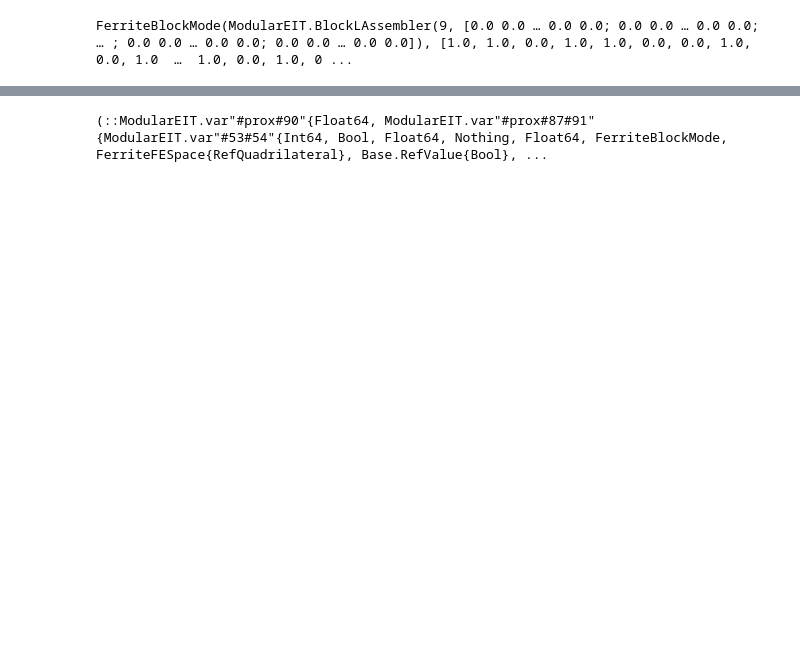
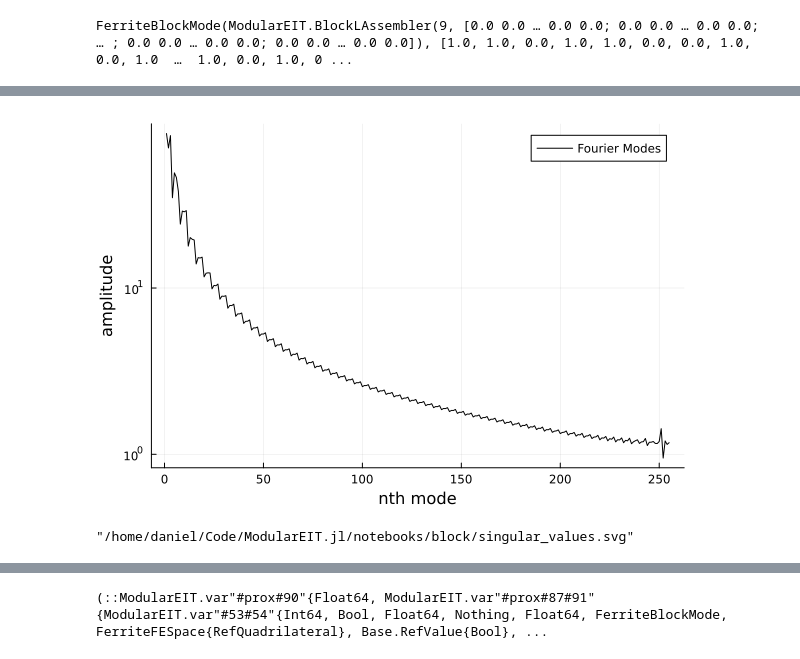
Before and after one commit to DanielBoigk/ModularEIT.jl, a Jupyter notebook: notebooks/block/001SolveTest.ipynb, the cells around one changed output, grey strips where cells are left out. Cells and saved outputs as stored; diff of their text form; code cells hidden in the pictures; blank space fills up the shorter version.

```diff
--- a/notebooks/block/001SolveTest.ipynb
+++ b/notebooks/block/001SolveTest.ipynb
@@ -208,0 +258,18 @@ mean(G[:,1])
+# %%
+pf = plot(
+    #1:10, Σ[1:10];
+    1:length(FT), FT;
+    yscale = :log10,
+    xlabel = "nth mode",
+    ylabel = "amplitude",
+    color = :black,
+    #linestyle = :dash,
+    label = "Fourier Modes",
+)
+# %% [output]
+[figure, added]
+# %%
+savefig(pf, "fourier_modes.svg")
+savefig(p, "singular_values.svg")
+# %% [output]
+"/home/daniel/Code/ModularEIT.jl/notebooks/block/singular_values.svg"
```
Also changed, not shown: parts of 14 cells of this notebook, 37 other files.
